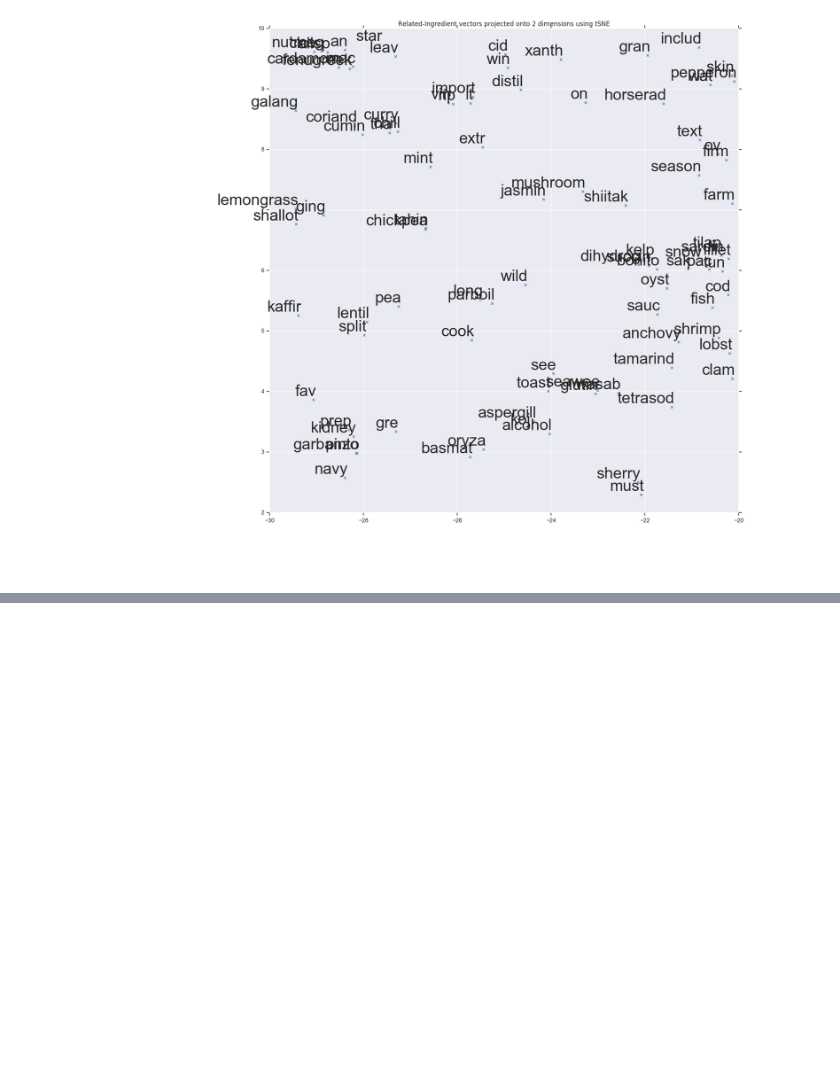
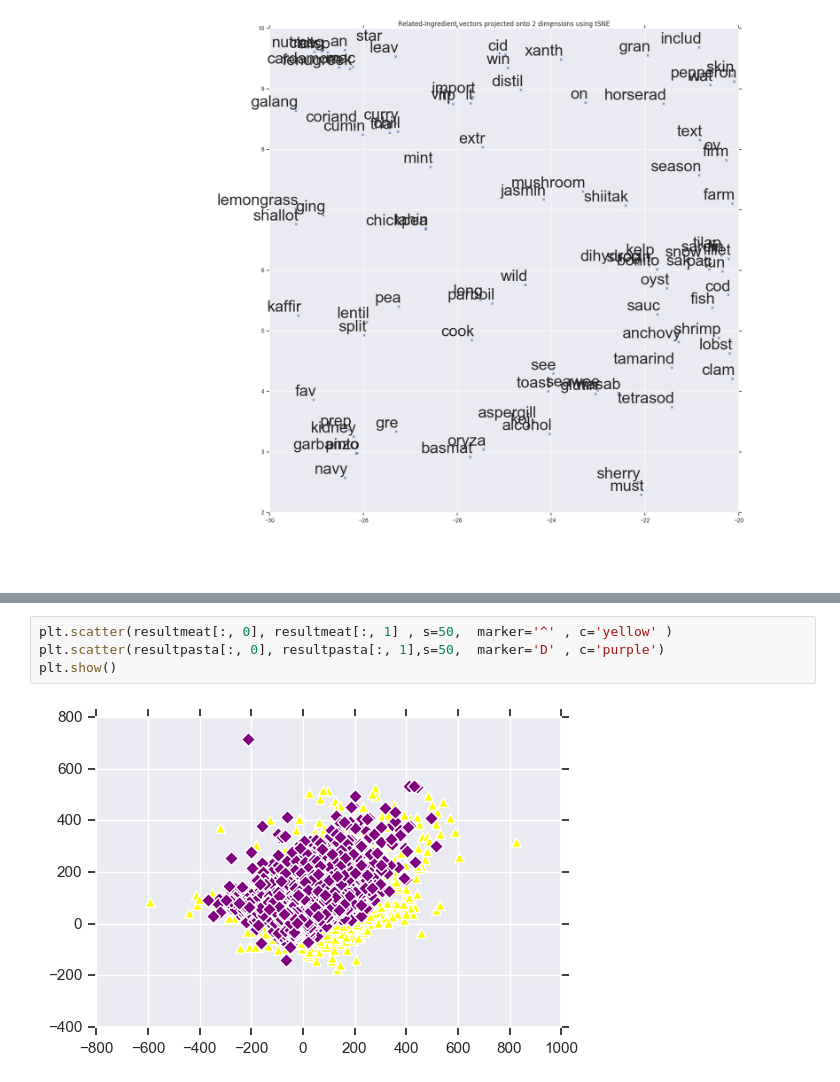
Before and after one commit to drmjw/product-database, a Jupyter notebook: USDA-sunFeb18.ipynb, the cells around one changed output, grey strips where cells are left out. Drawn from its saved outputs; the diff is of its cells as text; blank space fills up the shorter version.

```diff
--- a/USDA-sunFeb18.ipynb
+++ b/USDA-sunFeb18.ipynb
@@ -1036,0 +1109,6 @@ plt.show()
+# %%
+plt.scatter(resultmeat[:, 0], resultmeat[:, 1] , s=50,  marker='^' , c='yellow' )
+plt.scatter(resultpasta[:, 0], resultpasta[:, 1],s=50,  marker='D' , c='purple')
+plt.show()
+# %% [output]
+[figure, added]
```
Also changed, not shown: parts of 14 cells of this notebook.
